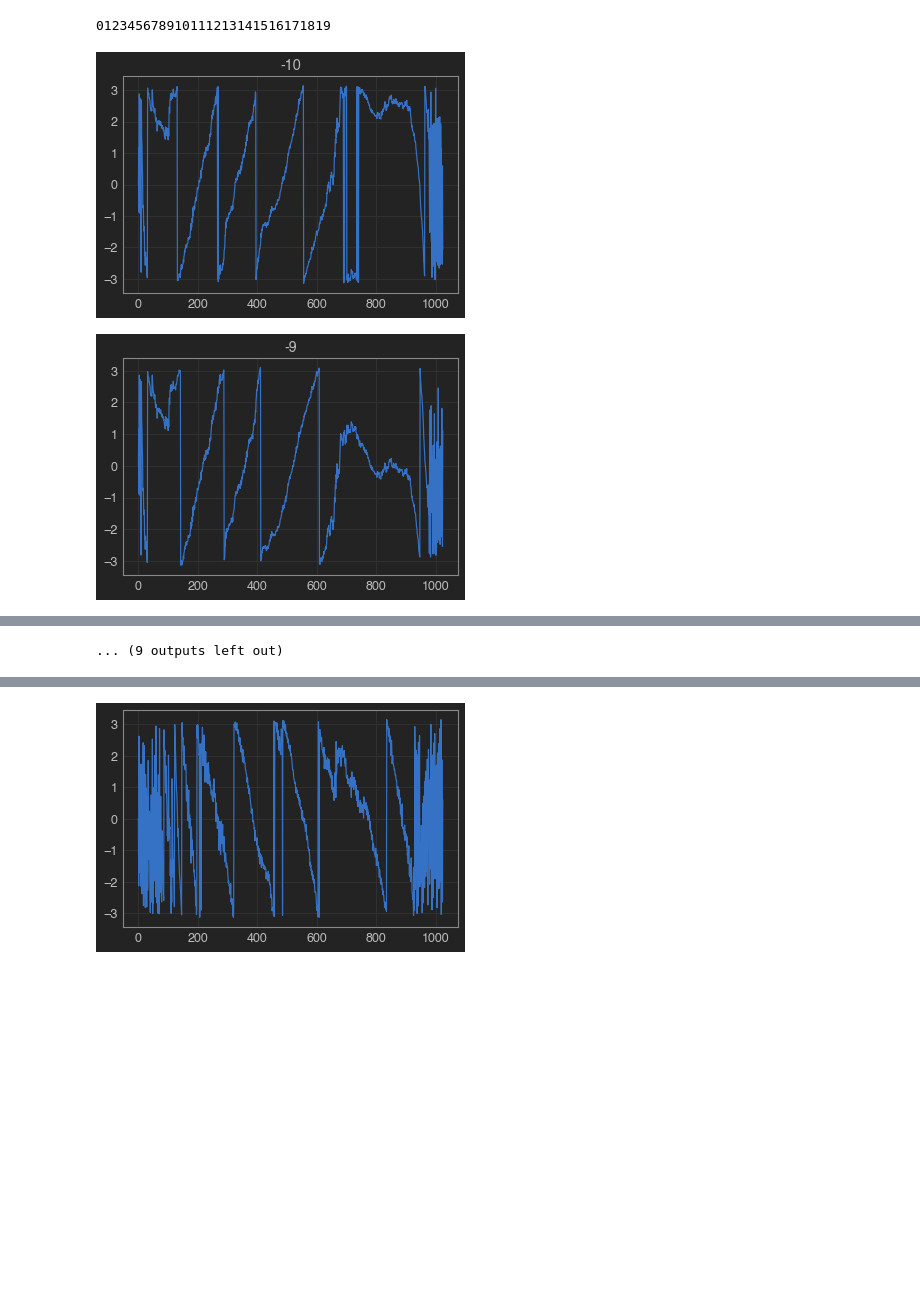
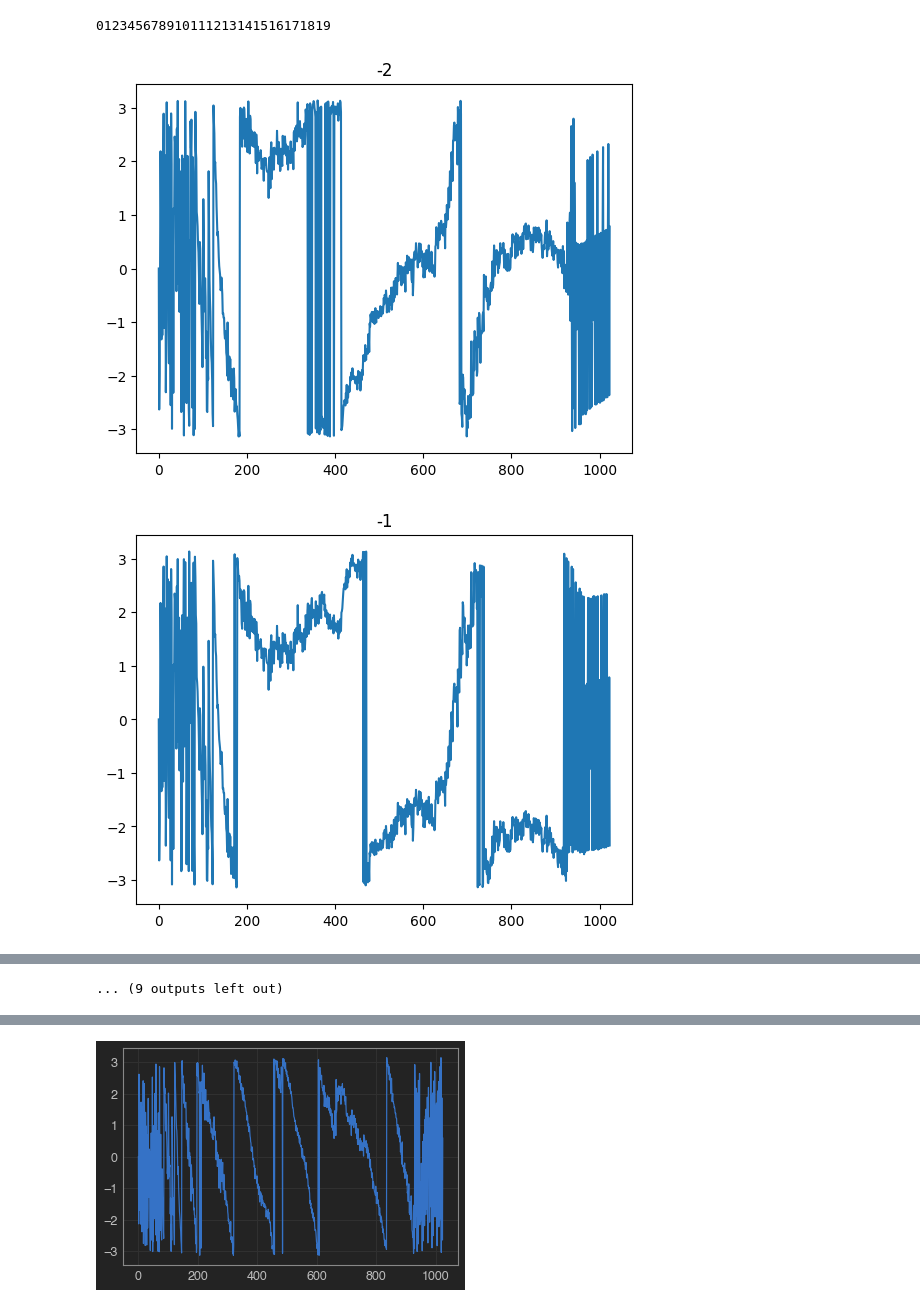
Before and after one commit to kaijunge/CleanNoise_GF3, a Jupyter notebook: Kai testing.ipynb, the cells around one changed output, grey strips where cells are left out. Drawn from its saved outputs; the diff is of its cells as text; code cells hidden in the pictures; blank space fills up the shorter version.

```diff
--- a/Kai testing.ipynb
+++ b/Kai testing.ipynb
@@ -38,7 +37,7 @@ sec = math.ceil(len(x)/fs) + 4
 location = 'workdesk'
 #y = record_and_save('speakertolaptop.wav', sec)
 #y = audioDataFromFile('recorded_data_' + location + '.wav')
-y = audioDataFromFile('Wav_Files/speakertophone2.wav')
+y = audioDataFromFile('Wav_Files/recorded_data_piano room.wav')
 # %%
 # obtain only the time series we are interested in
-y_dash = removeChirpAndPause(y, chirp_signal, pause_after_chirp, plot = True, rng = 40)
+y_dash = removeChirpAndPause(y, chirp_signal, pause_after_chirp, plot = False, rng = 40)
@@ -53,7 +48,7 @@ CE_samples, CE_freq, remaining = sliceData(y_dash, 2048, 2048, 2048, 20)
 
 freq = []
 for sample in CE_samples:
-    freq.append( fft( np.roll(sample, 15) ) )
+    freq.append( fft( np.roll(sample, 3) ) )
 
 
 CE_time_adjusted_freq = np.array(freq)
@@ -87,20 +115,23 @@ plot_y(np.absolute(TF)[:1024], f=4)
 # %%
 for i in range(20):
     freq = []
-    ind = -10+i
+    ind = -2+i
     for sample in CE_samples:
         np.roll(sample, -1)
         freq.append( fft( np.roll(sample, ind) ) )
 
 
     CE_time_adjusted_freq = np.array(freq)
     impulse_simple_by_eye, TF_by_eye = getImpulseSimple(CE_time_adjusted_freq, known_freq, len(CE_freq[0]), len(CE_freq))
 
     ph_by_eye = getPhase2(TF_by_eye)
 
     print(i, end= '')
     plot_y(ph_by_eye, f= i, title = str(ind))
+
+    if i == 14:
+        plt.savefig("Data_Files/phase.pdf")
 # %% [output]
 012345678910111213141516171819
-[figure, old version]
+[figure, new version]
-[figure, old version]
+[figure, new version]
```
Also changed, not shown: parts of 6 cells of this notebook, 6 other files.
